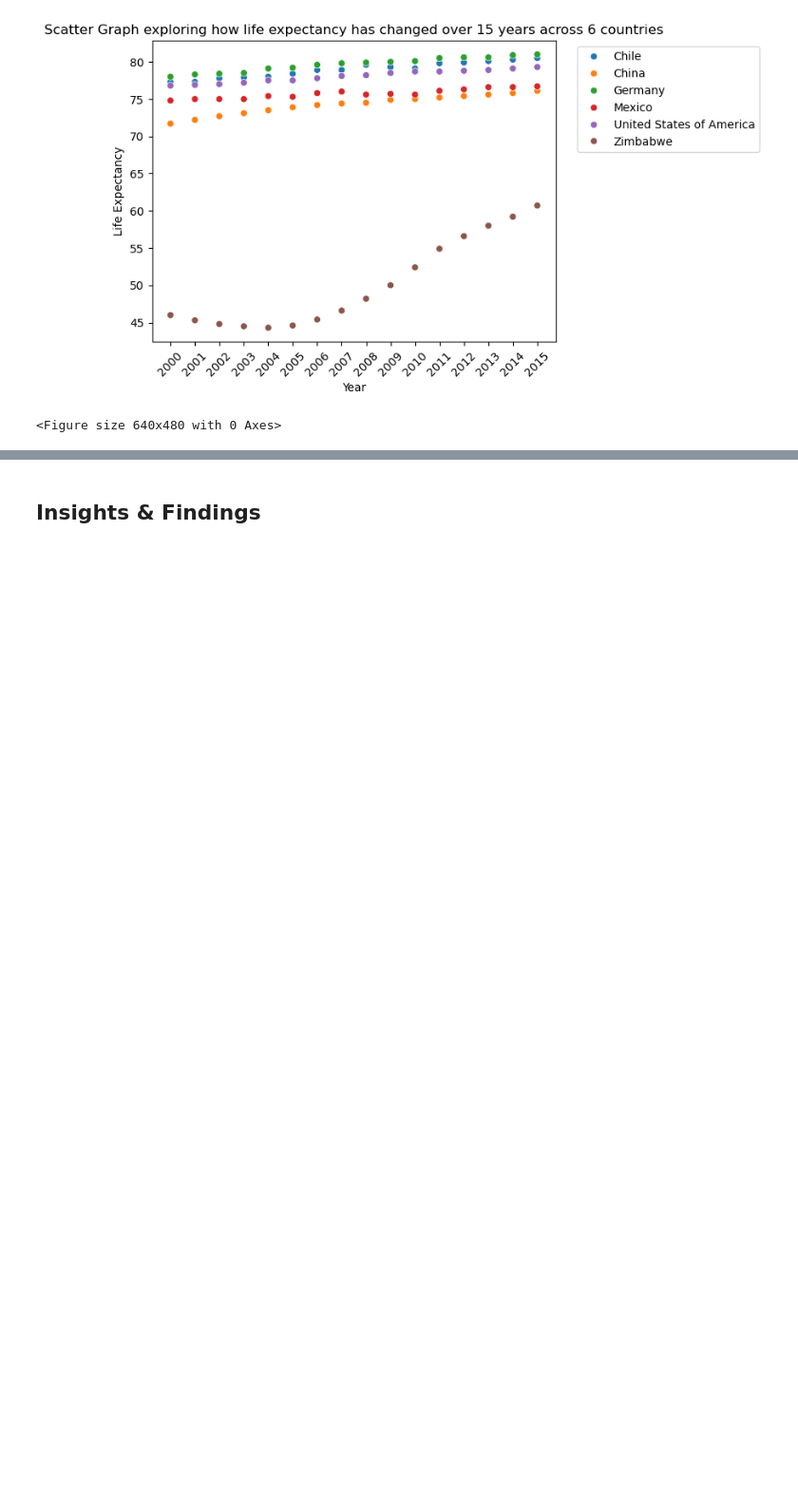
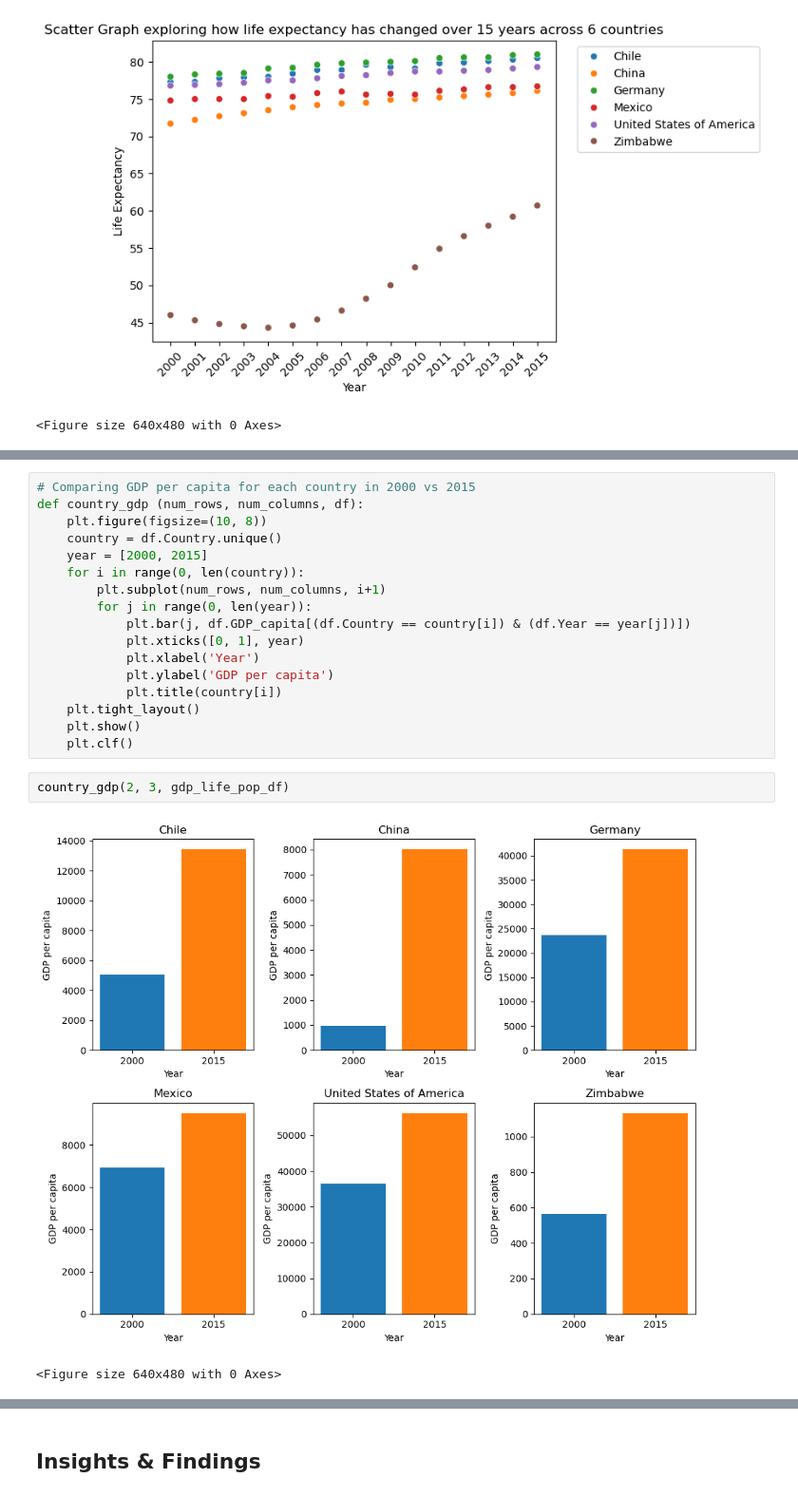
Before and after one commit to CanHergeleci/GDP-Life-Expectancy-Data-Analysis, a Jupyter notebook: life_expectancy_gdp.ipynb, the cells around one changed output, grey strips where cells are left out. Shown at 95% size. Cells and saved outputs as stored; diff of their text form; blank space fills up the shorter version.

```diff
--- a/life_expectancy_gdp.ipynb
+++ b/life_expectancy_gdp.ipynb
@@ -174,0 +191,22 @@ plt.clf()
+# %%
+# Comparing GDP per capita for each country in 2000 vs 2015
+def country_gdp (num_rows, num_columns, df):
+    plt.figure(figsize=(10, 8))
+    country = df.Country.unique()
+    year = [2000, 2015]
+    for i in range(0, len(country)):
+        plt.subplot(num_rows, num_columns, i+1)
+        for j in range(0, len(year)):
+            plt.bar(j, df.GDP_capita[(df.Country == country[i]) & (df.Year == year[j])])
+            plt.xticks([0, 1], year)
+            plt.xlabel('Year')
+            plt.ylabel('GDP per capita')
+            plt.title(country[i])
+    plt.tight_layout()
+    plt.show()
+    plt.clf()
+# %%
+country_gdp(2, 3, gdp_life_pop_df)
+# %% [output]
+[figure, added]
+<Figure size 640x480 with 0 Axes>
```
Also changed, not shown: parts of 6 cells of this notebook.
